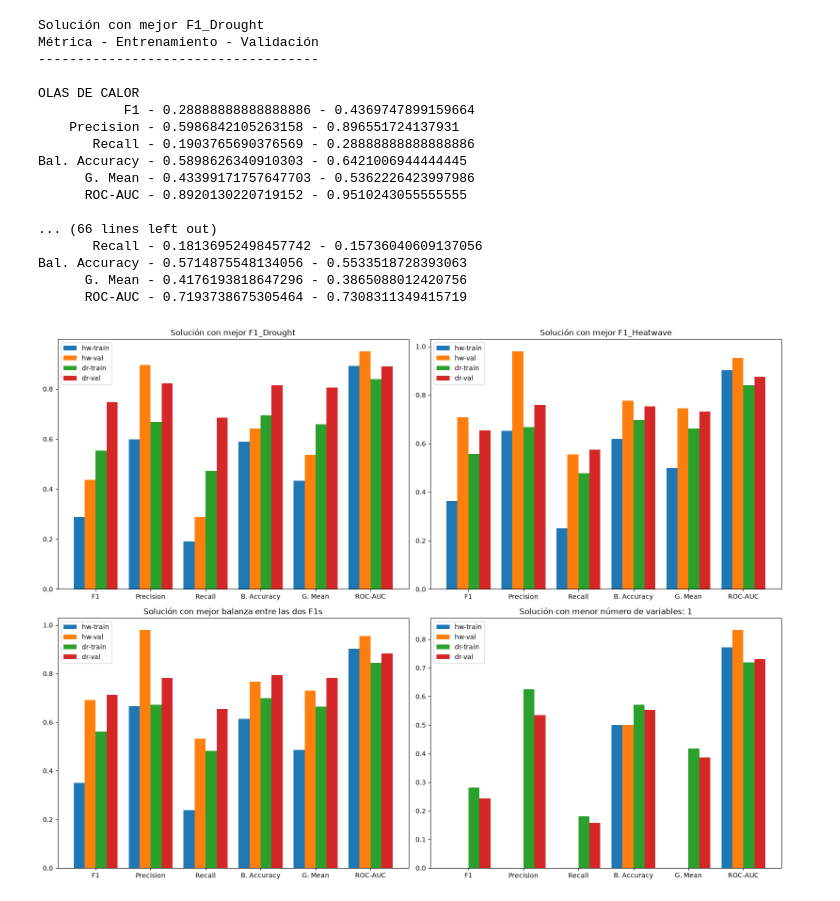
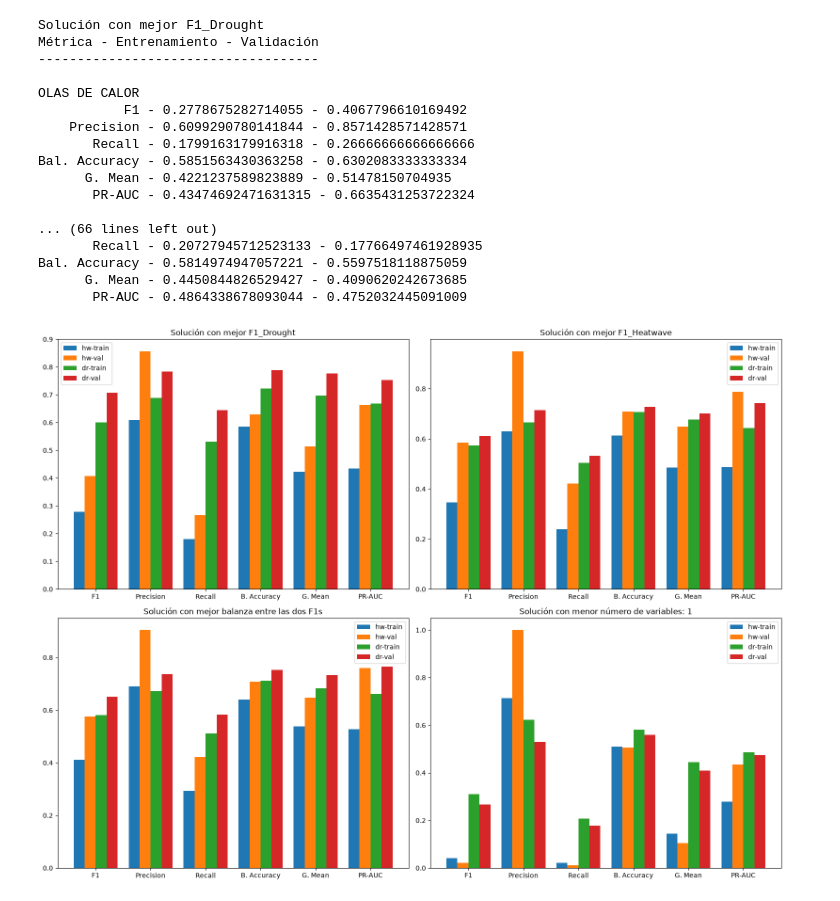
Before and after one commit to Nielicht/nsgaii-climpick, a Jupyter notebook: main.ipynb, the cells around one changed output. Saved outputs shown, nothing was run; the diff lists cells and outputs as text; code cells hidden in the pictures.

Commit message:
ELM classifier replacement for Logistic Regression, PR-AUC change and unused imports removed

```diff
--- a/main.ipynb
+++ b/main.ipynb
@@ -15,5 +15,5 @@ from imblearn.metrics import geometric_mean_score
 # %%
-load_from_disk = True
+load_from_disk = False
 
 if load_from_disk:
     population = pickle.load(open("data/history/poblacion_final_2026-09-05--11:52:46.pkl", 'rb'))
@@ -21,7 +21,9 @@ if load_from_disk:
     nsga.pareto_history = pickle.load(open("data/history/2026-09-05--11:20:05.pkl", 'rb'))
     nsga.generation_count = 5000
 else:
-    nsga = Nsga2(generations=5000, generator_population_size=400, cross_type=2, seed=42)
+    nsga = Nsga2(generations=1500, generator_population_size=300, cross_type=2, seed=42)
+    t0 = time.time()
     nsga.run()
+    print(f'Tiempo total: {time.time()-t0}s')
     filename = "data/history/" + datetime.now().strftime("%Y-%m-%d--%H:%M:%S") + ".pkl"
     pickle.dump(nsga.pareto_history, open(filename, 'wb'))
@@ -239,8 +243,8 @@ for ax, solution, title in zip(axs, solutions, titles):
     # - Declaration and training -
 
     # Model declaration
-    modelo_hw = LogisticRegression(max_iter=5000, random_state=random_state) # Heatwaves
-    modelo_dr = LogisticRegression(max_iter=5000, random_state=random_state) # Droughts
+    modelo_hw = ELMClassifier(hidden_layer_size=60, random_state=random_state) # Heatwaves
+    modelo_dr = ELMClassifier(hidden_layer_size=60, random_state=random_state) # Droughts
 
     # Model training
     modelo_hw.fit(X_train, y_hw_train) # Heatwaves
@@ -274,7 +278,7 @@ for ax, solution, title in zip(axs, solutions, titles):
     pre_hw_train = precision_score(y_hw_train, y_hw_pred_train, zero_division=0)
     bal_hw_train = balanced_accuracy_score(y_hw_train, y_hw_pred_train)
     gmean_hw_train = geometric_mean_score(y_hw_train, y_hw_pred_train)
-    roc_hw_train = roc_auc_score(y_hw_train, y_hw_proba_train)
+    prauc_hw_train = average_precision_score(y_hw_train, y_hw_proba_train)
 
     # Heatwave validation set scores
     f1_hw = f1_score(y_hw_val, y_hw_pred)
@@ -282,7 +286,7 @@ for ax, solution, title in zip(axs, solutions, titles):
     pre_hw = precision_score(y_hw_val, y_hw_pred, zero_division=0)
     bal_hw = balanced_accuracy_score(y_hw_val, y_hw_pred)
     gmean_hw = geometric_mean_score(y_hw_val, y_hw_pred)
-    roc_hw = roc_auc_score(y_hw_val, y_hw_proba)
+    prauc_hw = average_precision_score(y_hw_val, y_hw_proba)
 
     # Drought training set scores
     f1_dr_train = f1_score(y_dr_train, y_dr_pred_train)
@@ -290,7 +294,7 @@ for ax, solution, title in zip(axs, solutions, titles):
     pre_dr_train = precision_score(y_dr_train, y_dr_pred_train, zero_division=0)
     bal_dr_train = balanced_accuracy_score(y_dr_train, y_dr_pred_train)
     gmean_dr_train = geometric_mean_score(y_dr_train, y_dr_pred_train)
-    roc_dr_train = roc_auc_score(y_dr_train, y_dr_proba_train)
+    prauc_dr_train = average_precision_score(y_dr_train, y_dr_proba_train)
 
     # Drought validation set scores
     f1_dr = f1_score(y_dr_val, y_dr_pred)
@@ -298,7 +302,7 @@ for ax, solution, title in zip(axs, solutions, titles):
     pre_dr = precision_score(y_dr_val, y_dr_pred, zero_division=0)
     bal_dr = balanced_accuracy_score(y_dr_val, y_dr_pred)
     gmean_dr = geometric_mean_score(y_dr_val, y_dr_pred)
-    roc_dr = roc_auc_score(y_dr_val, y_dr_proba)
+    prauc_dr = average_precision_score(y_dr_val, y_dr_proba)
 
     # - Prints -
 
@@ -314,7 +318,7 @@ for ax, solution, title in zip(axs, solutions, titles):
     print('       Recall -', rec_hw_train, '-', rec_hw)
     print('Bal. Accuracy -', bal_hw_train, '-', bal_hw)
     print('      G. Mean -', gmean_hw_train, '-', gmean_hw)
-    print('      ROC-AUC -', roc_hw_train, '-', roc_hw)
+    print('       PR-AUC -', prauc_hw_train, '-', prauc_hw)
 
     # Droughts prints
     print('\nSEQUIAS')
@@ -323,54 +327,54 @@ for ax, solution, title in zip(axs, solutions, titles):
     print('       Recall -', rec_dr_train, '-', rec_dr)
     print('Bal. Accuracy -', bal_dr_train, '-', bal_dr)
     print('      G. Mean -', gmean_dr_train, '-', gmean_dr)
-    print('      ROC-AUC -', roc_dr_train, '-', roc_dr)
+    print('       PR-AUC -', prauc_dr_train, '-', prauc_dr)
 
     # - Line break between iterations -
     print('\n')
 
-    metrics = ['F1', 'Precision', 'Recall', 'B. Accuracy', 'G. Mean', 'ROC-AUC']
+    metrics = ['F1', 'Precision', 'Recall', 'B. Accuracy', 'G. Mean', 'PR-AUC']
     x_references = np.array([0, 2, 4, 6, 8, 10])
     width = 0.4
 
     # Heatwave train scores
-    hw_train_values = [f1_hw_train, pre_hw_train, rec_hw_train, bal_hw_train, gmean_hw_train, roc_hw_train]
+    hw_train_values = [f1_hw_train, pre_hw_train, rec_hw_train, bal_hw_train, gmean_hw_train, prauc_hw_train]
 
     # Heatwave validation scores
-    hw_val_values   = [f1_hw, pre_hw, rec_hw, bal_hw, gmean_hw, roc_hw]
+    hw_val_values   = [f1_hw, pre_hw, rec_hw, bal_hw, gmean_hw, prauc_hw]
 
     # Drought train scores
-    dr_train_values = [f1_dr_train, pre_dr_train, rec_dr_train, bal_dr_train, gmean_dr_train, roc_dr_train]
+    dr_train_values = [f1_dr_train, pre_dr_train, rec_dr_train, bal_dr_train, gmean_dr_train, prauc_dr_train]
 
     # Drought validation scores
-    dr_val_values   = [f1_dr, pre_dr, rec_dr, bal_dr, gmean_dr, roc_dr]
+    dr_val_values   = [f1_dr, pre_dr, rec_dr, bal_dr, gmean_dr, prauc_dr]
 
     ax.bar(x_references - 1.5*width, hw_train_values, width, label='hw-train')
     ax.bar(x_references - 0.5*width, hw_val_values,   width, label='hw-val')
     ax.bar(x_references + 0.5*width, dr_train_values, width, label='dr-train')
     ax.bar(x_references + 1.5*width, dr_val_values,   width, label='dr-val')
 
     ax.set_xticks(x_references)
     ax.set_xticklabels(metrics)
     ax.set_title(title)
     ax.legend()
 
 plt.tight_layout()
 # %% [output]
 Solución con mejor F1_Drought
 Métrica - Entrenamiento - Validación
 ------------------------------------
 
 OLAS DE CALOR
-           F1 - 0.28888888888888886 - 0.4369747899159664
-    Precision - 0.5986842105263158 - 0.896551724137931
-       Recall - 0.1903765690376569 - 0.28888888888888886
-Bal. Accuracy - 0.5898626340910303 - 0.6421006944444445
-      G. Mean - 0.43399171757647703 - 0.5362226423997986
-      ROC-AUC - 0.8920130220719152 - 0.9510243055555555
+           F1 - 0.2778675282714055 - 0.4067796610169492
+    Precision - 0.6099290780141844 - 0.8571428571428571
+       Recall - 0.1799163179916318 - 0.26666666666666666
+Bal. Accuracy - 0.5851563430363258 - 0.6302083333333334
+      G. Mean - 0.4221237589823889 - 0.51478150704935
+       PR-AUC - 0.43474692471631315 - 0.6635431253722324
 
 ... (66 lines left out)
-       Recall - 0.18136952498457742 - 0.15736040609137056
-Bal. Accuracy - 0.5714875548134056 - 0.5533518728393063
-      G. Mean - 0.4176193818647296 - 0.3865088012420756
-      ROC-AUC - 0.7193738675305464 - 0.7308311349415719
+       Recall - 0.20727945712523133 - 0.17766497461928935
+Bal. Accuracy - 0.5814974947057221 - 0.5597518118875059
+      G. Mean - 0.4450844826529427 - 0.4090620242673685
+       PR-AUC - 0.4864338678093044 - 0.4752032445091009
-[figure, old version]
+[figure, new version]
```
Also changed, not shown: parts of 9 cells of this notebook, 2 other files.
